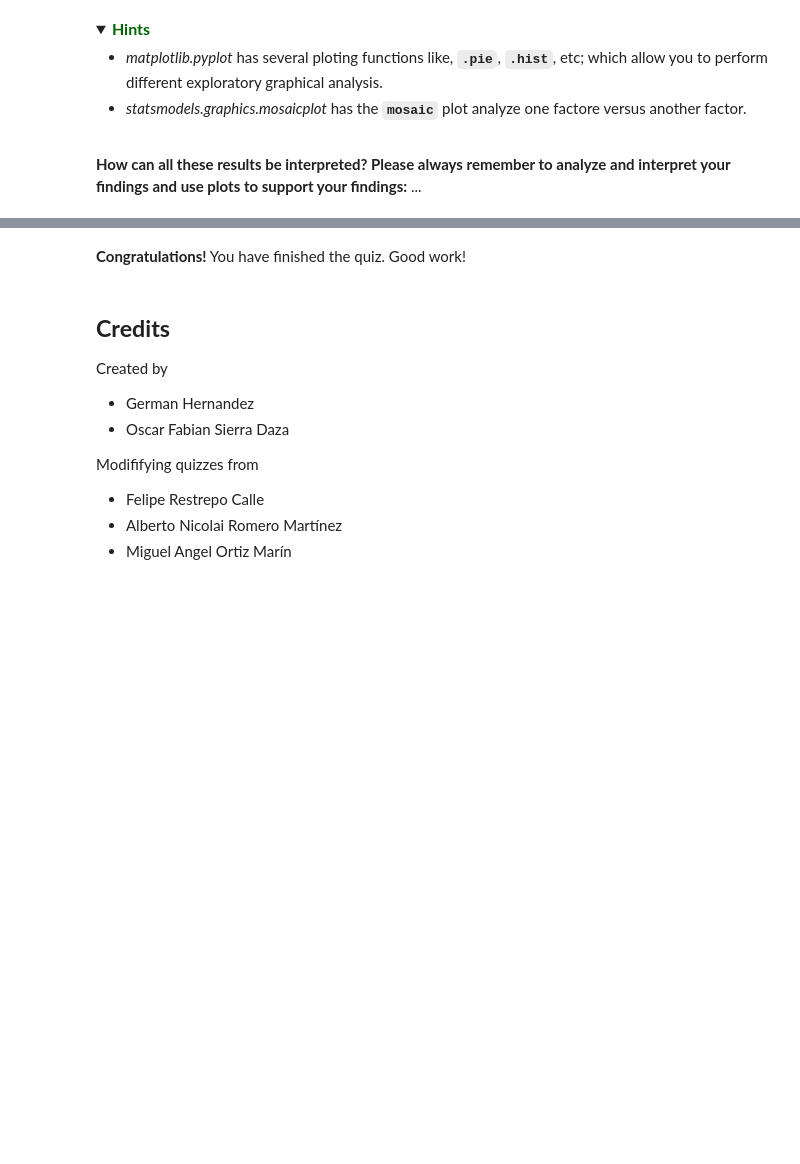
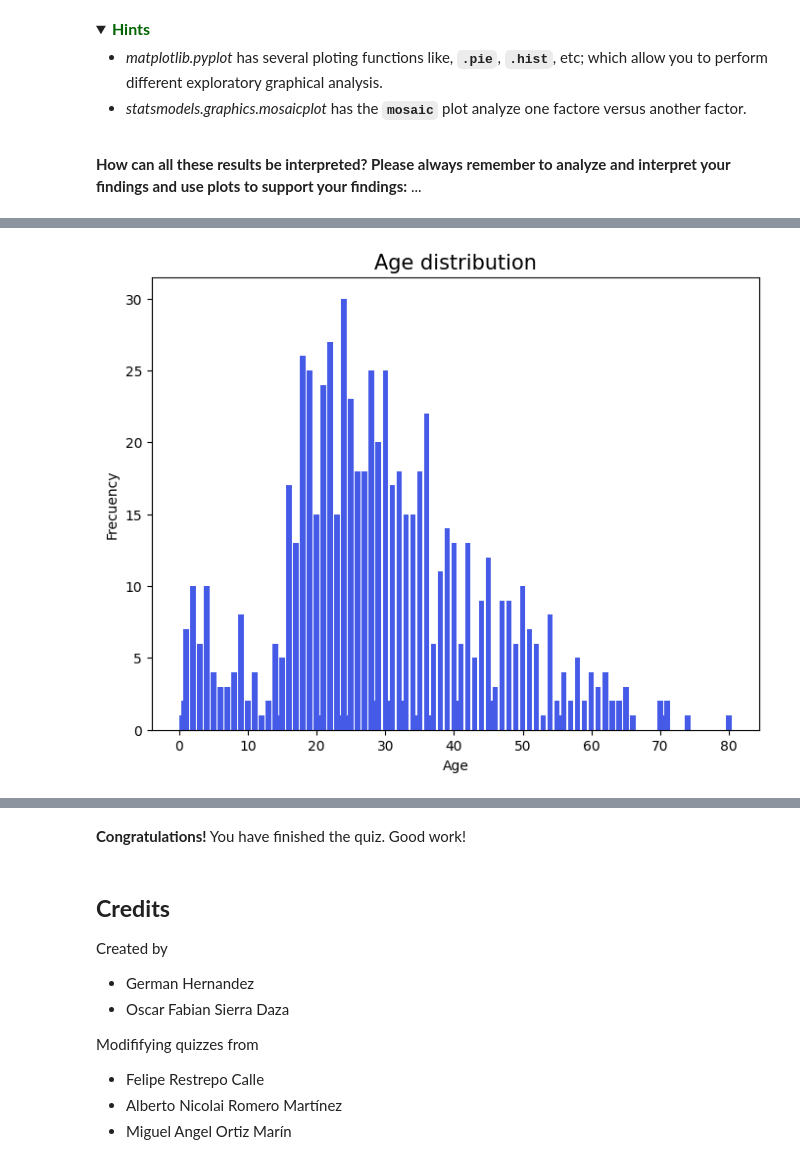
Before and after one commit to 10scar/AlgorithmsUN2024I, a Jupyter notebook: Quiz2/osgutierrezp_Quiz2.ipynb, the cells around one changed output, grey strips where cells are left out. Cells and saved outputs as stored; diff of their text form; code cells hidden in the pictures; folded sections open; blank space fills up the shorter version.

```diff
--- a/Quiz2/osgutierrezp_Quiz2.ipynb
+++ b/Quiz2/osgutierrezp_Quiz2.ipynb
@@ -692,0 +713,22 @@ The output of the above cell should be:
+# %%
+# Datos
+
+ages = []
+freqs = []
+for age, freq in titanic.Age.value_counts().items():
+    ages.append(age)
+    freqs.append(freq)
+
+# Crear el gráfico de barras
+plt.figure(figsize=(8, 6))
+plt.bar(ages, freqs, color='#455be8')
+
+# Agregar título y etiquetas de ejes
+plt.title('Age distribution')
+plt.xlabel('Age')
+plt.ylabel('Frecuency')
+
+# Mostrar el gráfico
+plt.show()
+# %% [output]
+[figure, added]
```
Also changed, not shown: parts of 15 cells of this notebook.
